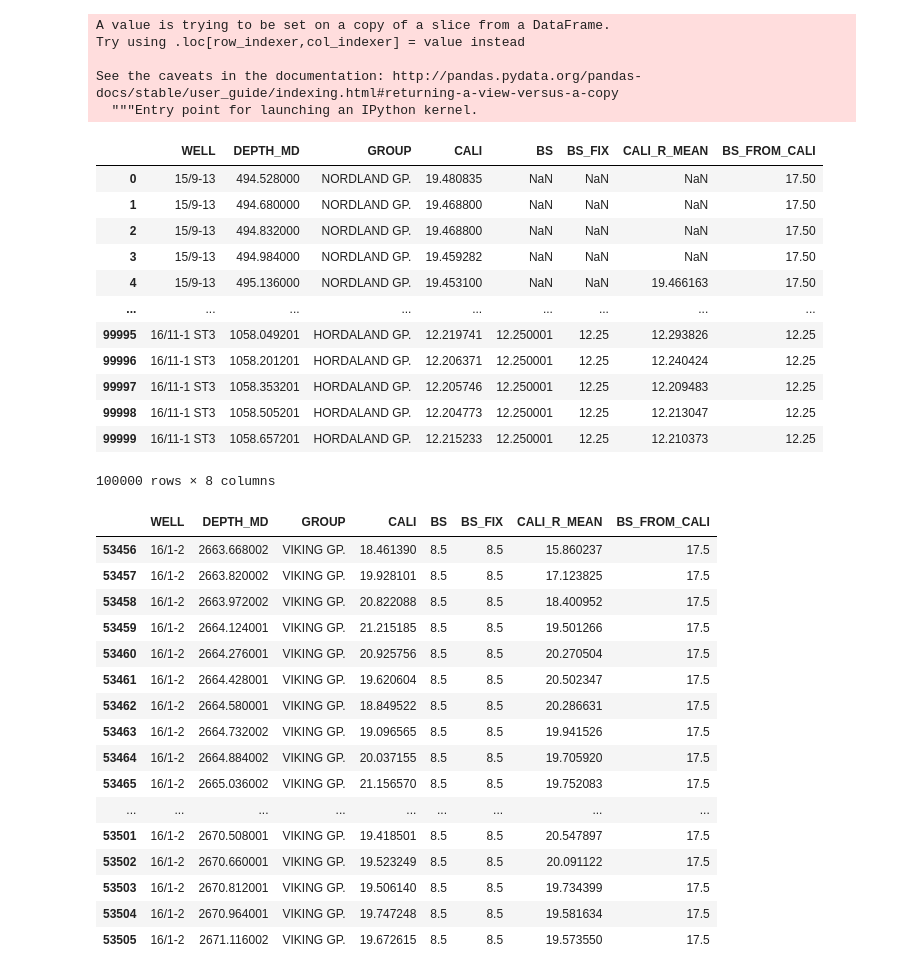
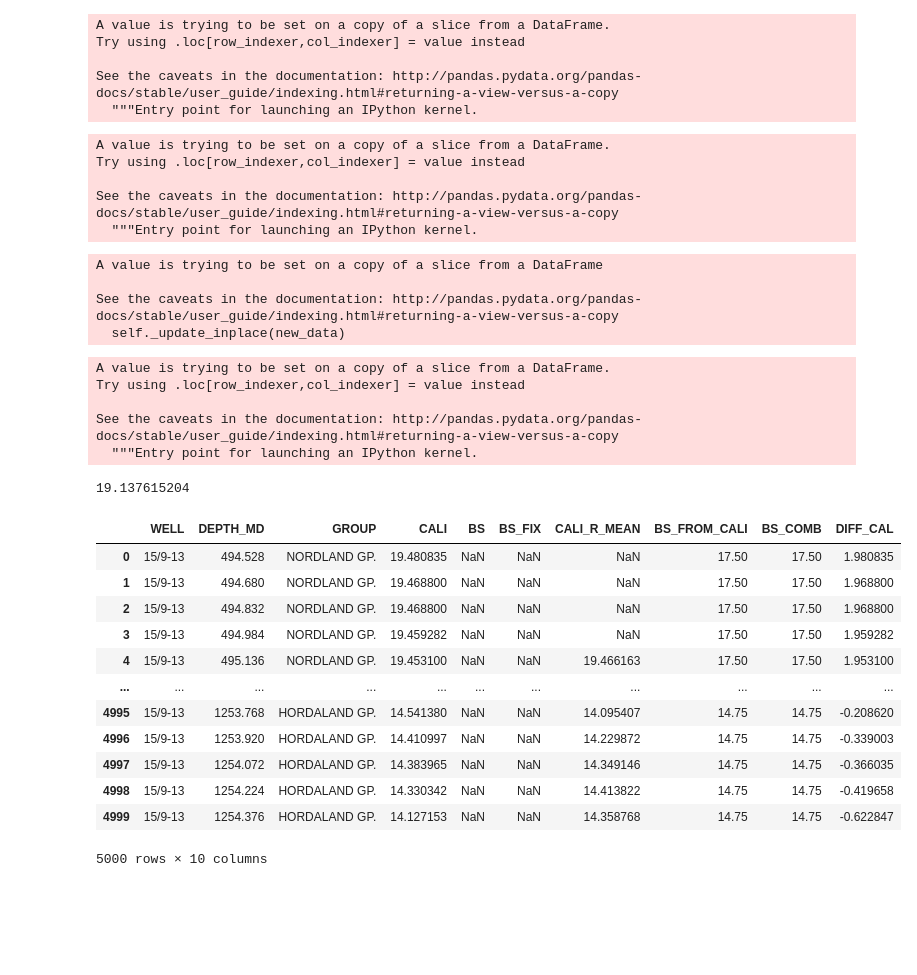
Before and after one commit to ABV-Hub/force2020_priv, a Jupyter notebook: Bad_Hole_Flag.ipynb, the cells around one changed output. Drawn from its saved outputs; the diff is of its cells as text; code cells hidden in the pictures; blank space fills up the shorter version.

```diff
--- a/Bad_Hole_Flag.ipynb
+++ b/Bad_Hole_Flag.ipynb
@@ -146,19 +144,46 @@ Try using .loc[row_indexer,col_indexer] = value instead
 
 See the caveats in the documentation: http://pandas.pydata.org/pandas-docs/stable/user_guide/indexing.html#returning-a-view-versus-a-copy
   """Entry point for launching an IPython kernel.
+# %%
+CALI_DF['BS_COMB']=CALI_DF['BS_FIX']
+# %% [output]
+A value is trying to be set on a copy of a slice from a DataFrame.
+Try using .loc[row_indexer,col_indexer] = value instead
+
+See the caveats in the documentation: http://pandas.pydata.org/pandas-docs/stable/user_guide/indexing.html#returning-a-view-versus-a-copy
+  """Entry point for launching an IPython kernel.
+# %%
+CALI_DF['BS_COMB'].fillna(CALI_DF['BS_FROM_CALI'], inplace=True)
+# %% [output]
+A value is trying to be set on a copy of a slice from a DataFrame
+
+See the caveats in the documentation: http://pandas.pydata.org/pandas-docs/stable/user_guide/indexing.html#returning-a-view-versus-a-copy
+  self._update_inplace(new_data)
+# %%
+CALI_DF['DIFF_CAL']=CALI_DF['CALI'] - CALI_DF['BS_COMB']
+# %% [output]
+A value is trying to be set on a copy of a slice from a DataFrame.
+Try using .loc[row_indexer,col_indexer] = value instead
+
+See the caveats in the documentation: http://pandas.pydata.org/pandas-docs/stable/user_guide/indexing.html#returning-a-view-versus-a-copy
+  """Entry point for launching an IPython kernel.
+# %%
+CALI_DF['DIFF_CAL'].max()
+# %% [output]
+19.137615204
 # %%
-CALI_DF.head(100000)
+CALI_DF.head(5000)
 # %% [output]
-|  | WELL | DEPTH_MD | GROUP | CALI | BS | BS_FIX | CALI_R_MEAN | BS_FROM_CALI |
-| 0 | 15/9-13 | 494.528000 | NORDLAND GP. | 19.480835 | NaN | NaN | NaN | 17.50 |
-| 1 | 15/9-13 | 494.680000 | NORDLAND GP. | 19.468800 | NaN | NaN | NaN | 17.50 |
-| 2 | 15/9-13 | 494.832000 | NORDLAND GP. | 19.468800 | NaN | NaN | NaN | 17.50 |
-| 3 | 15/9-13 | 494.984000 | NORDLAND GP. | 19.459282 | NaN | NaN | NaN | 17.50 |
-| 4 | 15/9-13 | 495.136000 | NORDLAND GP. | 19.453100 | NaN | NaN | 19.466163 | 17.50 |
-| ... | ... | ... | ... | ... | ... | ... | ... | ... |
-| 99995 | 16/11-1 ST3 | 1058.049201 | HORDALAND GP. | 12.219741 | 12.250001 | 12.25 | 12.293826 | 12.25 |
-| 99996 | 16/11-1 ST3 | 1058.201201 | HORDALAND GP. | 12.206371 | 12.250001 | 12.25 | 12.240424 | 12.25 |
-| 99997 | 16/11-1 ST3 | 1058.353201 | HORDALAND GP. | 12.205746 | 12.250001 | 12.25 | 12.209483 | 12.25 |
-| 99998 | 16/11-1 ST3 | 1058.505201 | HORDALAND GP. | 12.204773 | 12.250001 | 12.25 | 12.213047 | 12.25 |
-| 99999 | 16/11-1 ST3 | 1058.657201 | HORDALAND GP. | 12.215233 | 12.250001 | 12.25 | 12.210373 | 12.25 |
+|  | WELL | DEPTH_MD | GROUP | CALI | BS | BS_FIX | CALI_R_MEAN | BS_FROM_CALI | BS_COMB | DIFF_CAL |
+| 0 | 15/9-13 | 494.528 | NORDLAND GP. | 19.480835 | NaN | NaN | NaN | 17.50 | 17.50 | 1.980835 |
+| 1 | 15/9-13 | 494.680 | NORDLAND GP. | 19.468800 | NaN | NaN | NaN | 17.50 | 17.50 | 1.968800 |
+| 2 | 15/9-13 | 494.832 | NORDLAND GP. | 19.468800 | NaN | NaN | NaN | 17.50 | 17.50 | 1.968800 |
+| 3 | 15/9-13 | 494.984 | NORDLAND GP. | 19.459282 | NaN | NaN | NaN | 17.50 | 17.50 | 1.959282 |
+| 4 | 15/9-13 | 495.136 | NORDLAND GP. | 19.453100 | NaN | NaN | 19.466163 | 17.50 | 17.50 | 1.953100 |
+| ... | ... | ... | ... | ... | ... | ... | ... | ... | ... | ... |
+| 4995 | 15/9-13 | 1253.768 | HORDALAND GP. | 14.541380 | NaN | NaN | 14.095407 | 14.75 | 14.75 | -0.208620 |
+| 4996 | 15/9-13 | 1253.920 | HORDALAND GP. | 14.410997 | NaN | NaN | 14.229872 | 14.75 | 14.75 | -0.339003 |
+| 4997 | 15/9-13 | 1254.072 | HORDALAND GP. | 14.383965 | NaN | NaN | 14.349146 | 14.75 | 14.75 | -0.366035 |
+| 4998 | 15/9-13 | 1254.224 | HORDALAND GP. | 14.330342 | NaN | NaN | 14.413822 | 14.75 | 14.75 | -0.419658 |
+| 4999 | 15/9-13 | 1254.376 | HORDALAND GP. | 14.127153 | NaN | NaN | 14.358768 | 14.75 | 14.75 | -0.622847 |
-100000 rows × 8 columns
+5000 rows × 10 columns
@@ -168,20 +189,0 @@ df_test_well_2 = df_test_well.loc[df_test_well['BS']<9]
-# %%
-df_test_well_2.head(50)
-# %% [output]
-|  | WELL | DEPTH_MD | GROUP | CALI | BS | BS_FIX | CALI_R_MEAN | BS_FROM_CALI |
-| 53456 | 16/1-2 | 2663.668002 | VIKING GP. | 18.461390 | 8.5 | 8.5 | 15.860237 | 17.5 |
-| 53457 | 16/1-2 | 2663.820002 | VIKING GP. | 19.928101 | 8.5 | 8.5 | 17.123825 | 17.5 |
-| 53458 | 16/1-2 | 2663.972002 | VIKING GP. | 20.822088 | 8.5 | 8.5 | 18.400952 | 17.5 |
-| 53459 | 16/1-2 | 2664.124001 | VIKING GP. | 21.215185 | 8.5 | 8.5 | 19.501266 | 17.5 |
-| 53460 | 16/1-2 | 2664.276001 | VIKING GP. | 20.925756 | 8.5 | 8.5 | 20.270504 | 17.5 |
-| 53461 | 16/1-2 | 2664.428001 | VIKING GP. | 19.620604 | 8.5 | 8.5 | 20.502347 | 17.5 |
-| 53462 | 16/1-2 | 2664.580001 | VIKING GP. | 18.849522 | 8.5 | 8.5 | 20.286631 | 17.5 |
-| 53463 | 16/1-2 | 2664.732002 | VIKING GP. | 19.096565 | 8.5 | 8.5 | 19.941526 | 17.5 |
-| 53464 | 16/1-2 | 2664.884002 | VIKING GP. | 20.037155 | 8.5 | 8.5 | 19.705920 | 17.5 |
-| 53465 | 16/1-2 | 2665.036002 | VIKING GP. | 21.156570 | 8.5 | 8.5 | 19.752083 | 17.5 |
-| ... | ... | ... | ... | ... | ... | ... | ... | ... |
-| 53501 | 16/1-2 | 2670.508001 | VIKING GP. | 19.418501 | 8.5 | 8.5 | 20.547897 | 17.5 |
-| 53502 | 16/1-2 | 2670.660001 | VIKING GP. | 19.523249 | 8.5 | 8.5 | 20.091122 | 17.5 |
-| 53503 | 16/1-2 | 2670.812001 | VIKING GP. | 19.506140 | 8.5 | 8.5 | 19.734399 | 17.5 |
-| 53504 | 16/1-2 | 2670.964001 | VIKING GP. | 19.747248 | 8.5 | 8.5 | 19.581634 | 17.5 |
-| 53505 | 16/1-2 | 2671.116002 | VIKING GP. | 19.672615 | 8.5 | 8.5 | 19.573550 | 17.5 |
```
Also changed, not shown: parts of 46 cells of this notebook, 4 other files.
